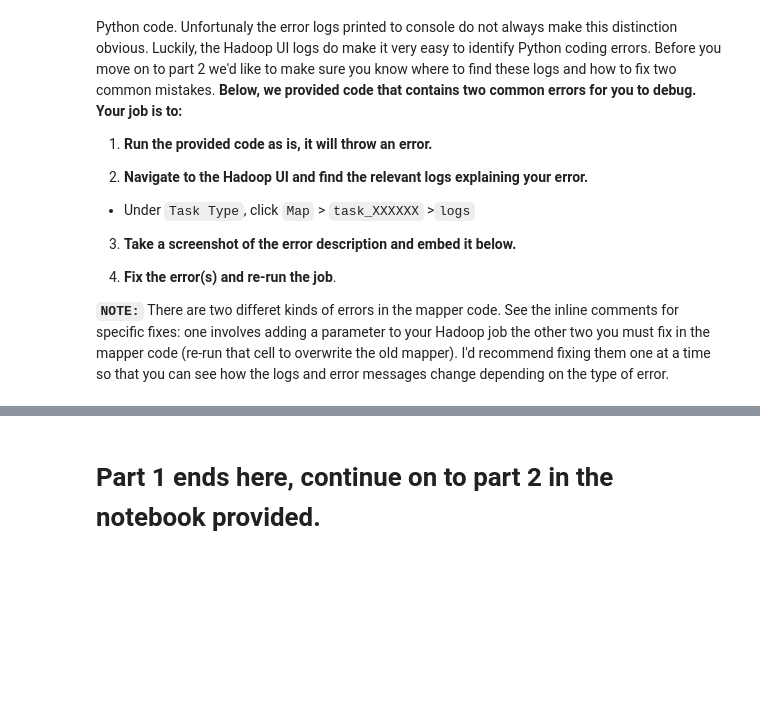
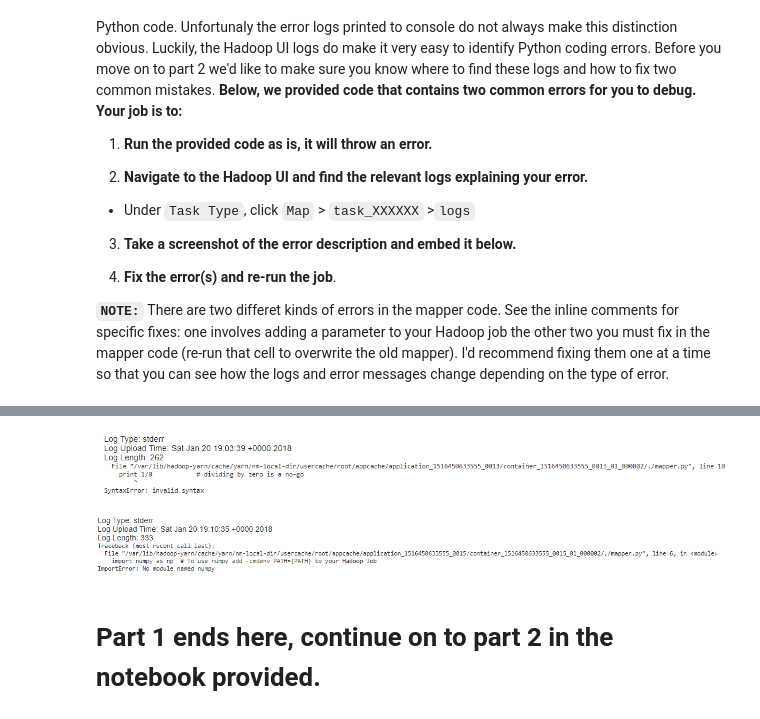
Before and after one commit to stassyvichev/w261_repo, a Jupyter notebook: HW02/hw2_part1_Workbook.ipynb, the cells around one changed output, grey strips where cells are left out. Cells and saved outputs as stored; diff of their text form; code cells hidden in the pictures; blank space fills up the shorter version.

```diff
--- a/HW02/hw2_part1_Workbook.ipynb
+++ b/HW02/hw2_part1_Workbook.ipynb
@@ -554,10 +617,14 @@ for line in sys.stdin:
 # %%
 # embed your Hadoop UI error logs screenshot here
 from IPython.display import Image
-Image(filename="/media/notebooks/screenshot1.png")
+Image(filename="/media/notebooks/hw2error1.png")
+# %% [output]
+[figure, added]
 # %%
 # embed your Hadoop UI error logs screenshot here
 from IPython.display import Image
-Image(filename="/media/notebooks/screenshot2.png")
+Image(filename="/media/notebooks/hw2q4error2.png")
+# %% [output]
+[figure, added]
 # %% [markdown]
 # Part 1 ends here, continue on to part 2 in the notebook provided.
```
Also changed, not shown: parts of 12 cells of this notebook, 6 other files.
